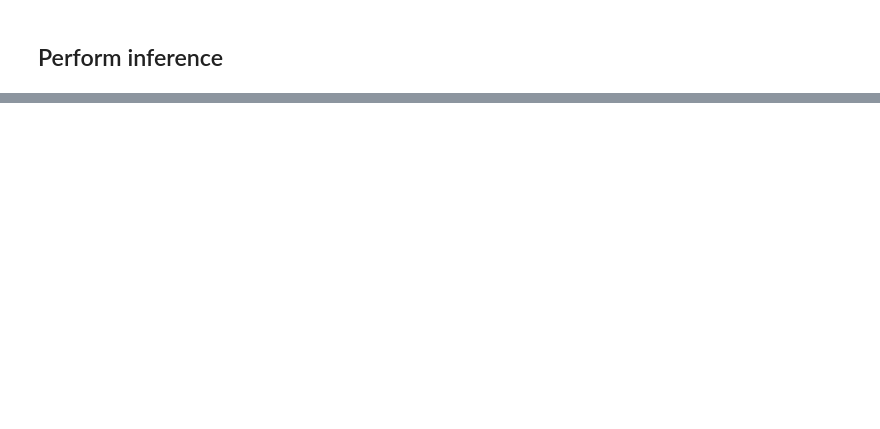
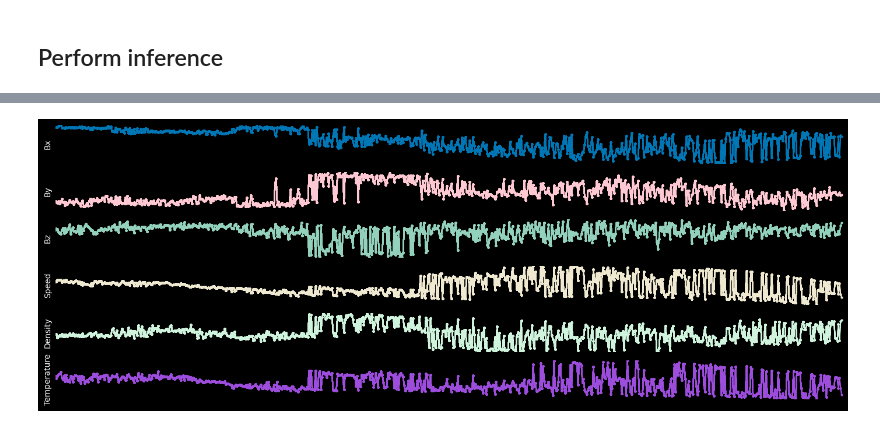
Before and after one commit to FrontierDevelopmentLab/2024-HL-GeoCL, a Jupyter notebook: 2020-FDL-X-Geo/sheath/inference/Quick_inference.ipynb, the cells around one changed output, grey strips where cells are left out. Saved outputs shown, nothing was run; the diff lists cells and outputs as text; code cells hidden in the pictures; blank space fills up the shorter version.

```diff
--- a/2020-FDL-X-Geo/sheath/inference/Quick_inference.ipynb
+++ b/2020-FDL-X-Geo/sheath/inference/Quick_inference.ipynb
@@ -240,0 +369,28 @@ predictions.to_hdf("../logs/sheath_sw_data_test_for_dagger.h5", key="2017")
+# %%
+N = aia_data.shape[1]
+cols = ['bx','by', 'bz', 'vx', 'density', 'temperature']
+titles = ["Bx", "By", "Bz", "Speed", "Density", "Temperature"]
+colours = ["#0077b6","#ffcad4","#94d2bd","#f0ead2","#d0f4de","#9d4edd"]
+N_values = len(titles)
+fig,ax = plt.subplots(N_values,1,figsize=(14,5))
+ax = ax.ravel()
+dates = predictions.index
+xvalues = np.arange(len(dates))
+for ind in tqdm(range(N)[515:]):
+    for i in range(N_values):
+        ax[i].plot(xvalues[:ind],predictions[cols[i]].values[:ind],color=colours[i],marker='o',markersize=2.0)
+        ax[i].grid(False)
+        ax[i].set_xticks([])
+        ax[i].set_yticks([])
+        ax[i].spines['top'].set_visible(False)
+        ax[i].spines['right'].set_visible(False)
+        ax[i].spines['bottom'].set_visible(False)
+        ax[i].spines['left'].set_visible(False)
+        ax[i].set_ylabel(titles[i],color='white')
+        ax[i].set_xlim([xvalues[0],xvalues[-1]])
+        ax[i].set_ylim([np.nanmin(predictions[cols[i]].values),np.nanmax(predictions[cols[i]].values)])
+        # mplcyberpunk.make_lines_glow()
+    plt.tight_layout()
+    plt.savefig(f"{save_path}SW_{ind:03d}.png",dpi=200)
+# %% [output]
+[figure, added]
```
Also changed, not shown: parts of 28 cells of this notebook, 6 other files.
